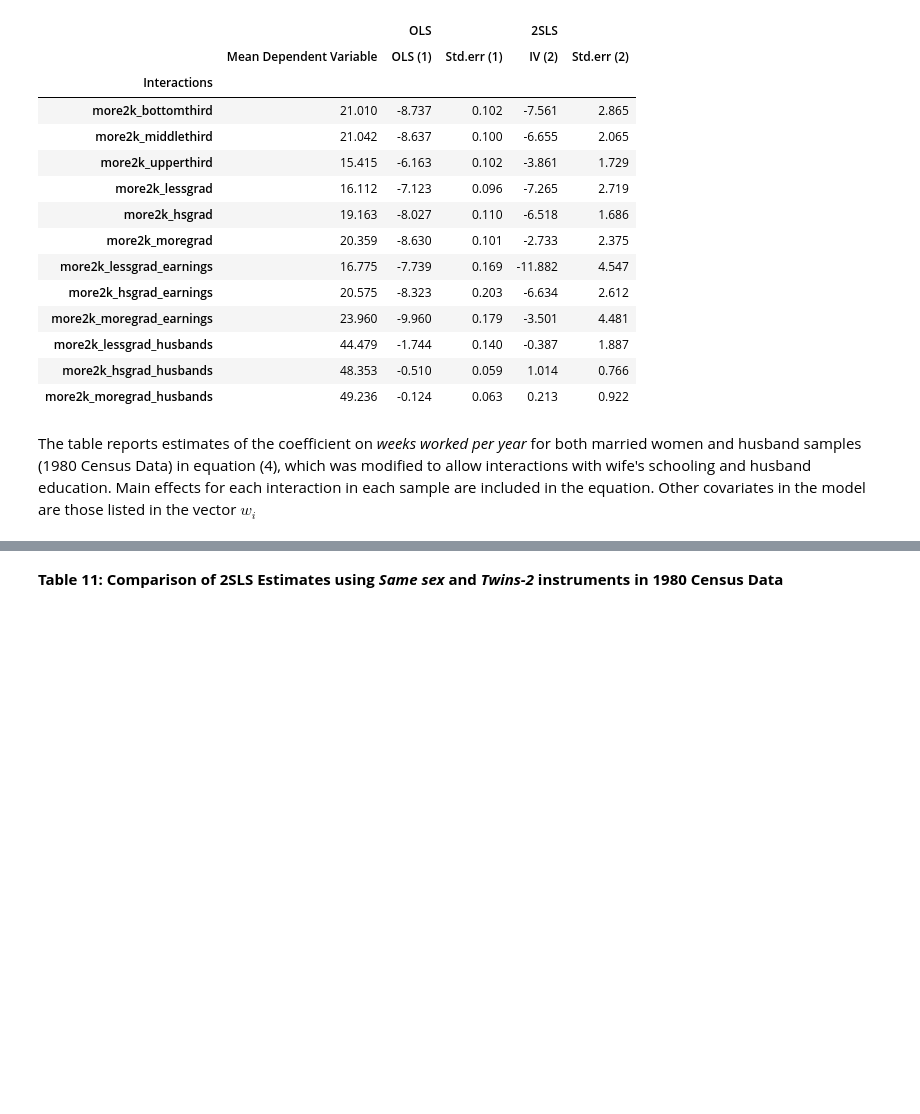
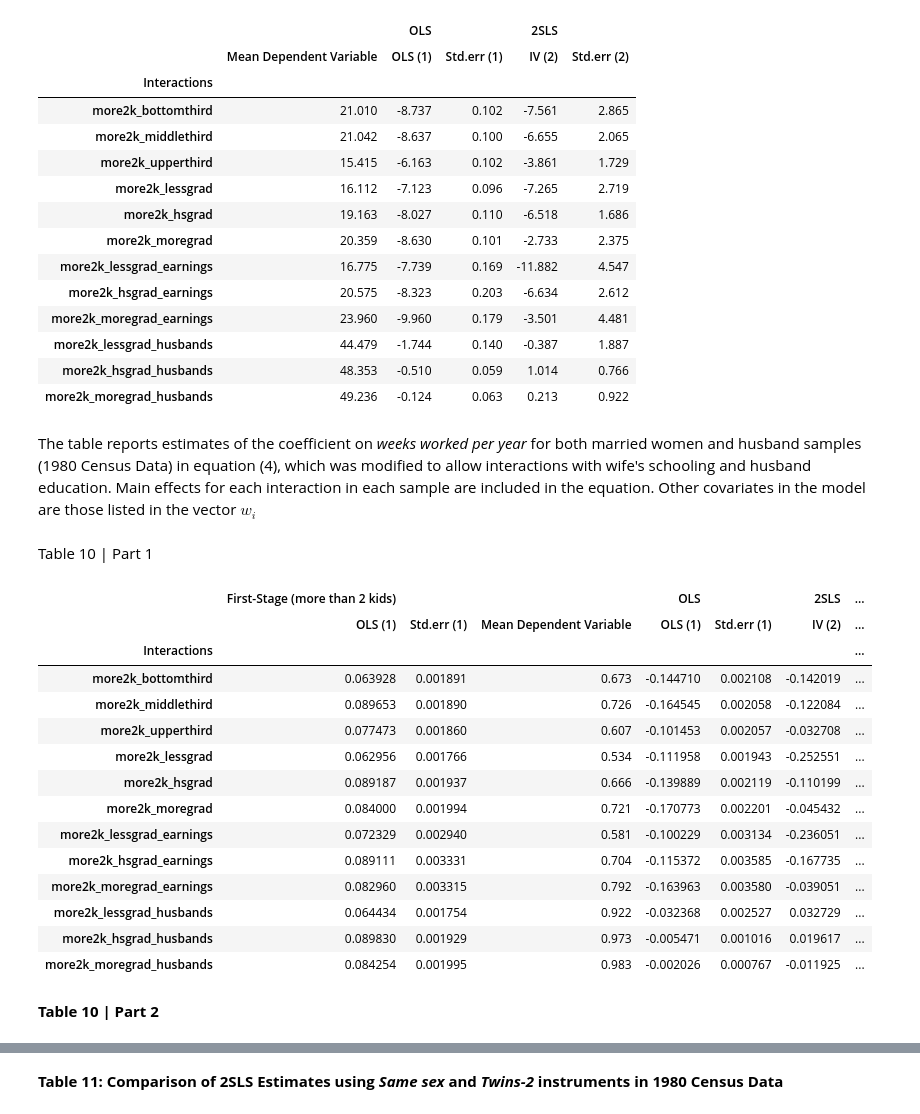
Before and after one commit to carolinalvarez/angrist-and-evans-1998-python, a Jupyter notebook: Angrist_and_Evans_1998.ipynb, the cells around one changed output, grey strips where cells are left out. Drawn from its saved outputs; the diff is of its cells as text; code cells hidden in the pictures; blank space fills up the shorter version.

```diff
--- a/Angrist_and_Evans_1998.ipynb
+++ b/Angrist_and_Evans_1998.ipynb
@@ -1118,17 +1533,17 @@ The table reports estimates of the coefficient on *worked for pay* for both marr
 # %% [markdown]
 **Table 9| Part 2 : OLS and 2SLS Estimates for Labor Supply Models with Interaction Terms Using 1980 Census Data with *weeks worked per year* as dependent variable**
 # %%
-#Interaction1="more2k_bottomthird", "more2k_middlethird", "more2k_upperthird", "more2k_lessgrad", "more2k_hsgrad", "more2k_moregrad",
+Interaction1="more2k_bottomthird", "more2k_middlethird", "more2k_upperthird", "more2k_lessgrad", "more2k_hsgrad", "more2k_moregrad",
 outcome="WEEKSM"
 Table9_2=OLS_Labor_Supply_Interactions_wifes(msample_1980, Interaction1, outcome)
 
 
-#Interaction2="more2k_lessgrad_earnings", "more2k_hsgrad_earnings", "more2k_moregrad_earnings"
+Interaction2="more2k_lessgrad_earnings", "more2k_hsgrad_earnings", "more2k_moregrad_earnings"
 outcome="WEEKSM"
 Table9_2_2=OLS_Labor_Supply_Interactions_wifes(sample_middle_third, Interaction2, outcome)
 
 
-#Interaction3="more2k_lessgrad_husbands", "more2k_hsgrad_husbands", "more2k_moregrad_husbands"
+Interaction3="more2k_lessgrad_husbands", "more2k_hsgrad_husbands", "more2k_moregrad_husbands"
 outcome="WEEKSD"
 Table9_2_3=OLS_Labor_Supply_Interactions_husbands(sample01, sample02, sample03, Interaction3, outcome)
 
@@ -1165,3 +1580,47 @@ Table9_part2
 | more2k_moregrad_husbands | 49.236 | -0.124 | 0.063 | 0.213 | 0.922 |
 # %% [markdown]
 The table reports estimates of the coefficient on *weeks worked per year* for both married women and husband samples (1980 Census Data) in equation (4), which was modified to allow interactions with wife's schooling and husband education. Main effects for each interaction in each sample are included in the equation. Other covariates in the model are those listed in the vector $w_i$
+# %% [markdown]
+Table 10 | Part 1
+# %%
+Table10_1=OLS_Labor_Supply_Interactions_wifes(msample_1990, Interaction1, "workedm")
+Table10_1_2=OLS_Labor_Supply_Interactions_wifes(sample_middle_third_1990, Interaction2, "workedm")
+Table10_1_3=OLS_Labor_Supply_Interactions_husbands(sample04, sample05, sample06, Interaction3, "workedd")
+
+frames=[Table10_1, Table10_1_2, Table10_1_3]
+Table10_OLS_worked=pd.concat(frames, axis=0)
+# %%
+Table10_1_4=OLS_Labor_Supply_First_Stage_wifes(msample_1990, Interaction4, "more2k")
+Table10_1_5=OLS_Labor_Supply_First_Stage_wifes(sample_middle_third_1990, Interaction5, "more2k")
+Table10_1_6=OLS_Labor_Supply_First_Stage_husbands(msample_1990, Interaction6, "more2k")
+Table10_OLS_fs=pd.concat([Table10_1_4, Table10_1_5, Table10_1_6], axis=0)
+Table10_OLS_fs.index=Table10_OLS_worked.index
+# %%
+Table10_IV_worked=IV_Labor_Supply_Interactions(msample_1990, sample_middle_third_1990, sample04, sample05, sample06, "workedm", "workedd")
+# %%
+mean_7=mean_samples(msample_1990, Variables1, "workedm")
+mean_8=mean_samples(sample_middle_third_1990, Variables2, "workedm")
+mean_9=mean_samples(msample_1990, Variables3, "workedd")
+frames=[mean_7, mean_8, mean_9]
+Table10_means_1=pd.concat(frames, axis=0)
+Table10_means_1.index=Table10_OLS_worked.index
+Table10_part1 = pd.concat([Table10_OLS_fs, Table10_means_1, Table10_OLS_worked, Table10_IV_worked], axis=1, keys=["First-Stage (more than 2 kids)", "", "OLS", "2SLS"])
+Table10_part1
+# %% [output]
+|  | First-Stage (more than 2 kids) |  |  | OLS |  | 2SLS | ... |
+|  | OLS (1) | Std.err (1) | Mean Dependent Variable | OLS (1) | Std.err (1) | IV (2) | ... |
+| Interactions |  |  |  |  |  |  | ... |
+| more2k_bottomthird | 0.063928 | 0.001891 | 0.673 | -0.144710 | 0.002108 | -0.142019 | ... |
+| more2k_middlethird | 0.089653 | 0.001890 | 0.726 | -0.164545 | 0.002058 | -0.122084 | ... |
+| more2k_upperthird | 0.077473 | 0.001860 | 0.607 | -0.101453 | 0.002057 | -0.032708 | ... |
+| more2k_lessgrad | 0.062956 | 0.001766 | 0.534 | -0.111958 | 0.001943 | -0.252551 | ... |
+| more2k_hsgrad | 0.089187 | 0.001937 | 0.666 | -0.139889 | 0.002119 | -0.110199 | ... |
+| more2k_moregrad | 0.084000 | 0.001994 | 0.721 | -0.170773 | 0.002201 | -0.045432 | ... |
+| more2k_lessgrad_earnings | 0.072329 | 0.002940 | 0.581 | -0.100229 | 0.003134 | -0.236051 | ... |
+| more2k_hsgrad_earnings | 0.089111 | 0.003331 | 0.704 | -0.115372 | 0.003585 | -0.167735 | ... |
+| more2k_moregrad_earnings | 0.082960 | 0.003315 | 0.792 | -0.163963 | 0.003580 | -0.039051 | ... |
+| more2k_lessgrad_husbands | 0.064434 | 0.001754 | 0.922 | -0.032368 | 0.002527 | 0.032729 | ... |
+| more2k_hsgrad_husbands | 0.089830 | 0.001929 | 0.973 | -0.005471 | 0.001016 | 0.019617 | ... |
+| more2k_moregrad_husbands | 0.084254 | 0.001995 | 0.983 | -0.002026 | 0.000767 | -0.011925 | ... |
+# %% [markdown]
+**Table 10 | Part 2**
```
Also changed, not shown: parts of 67 cells of this notebook.
